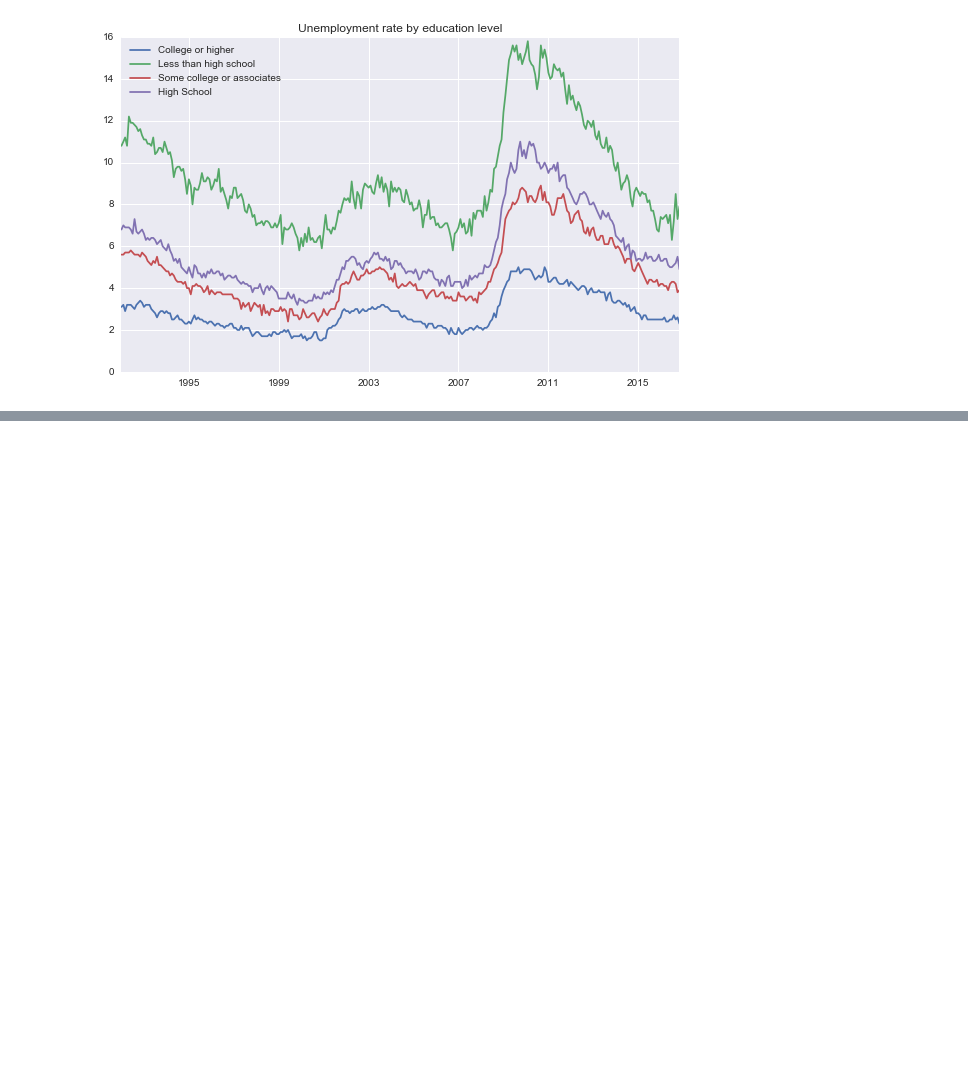
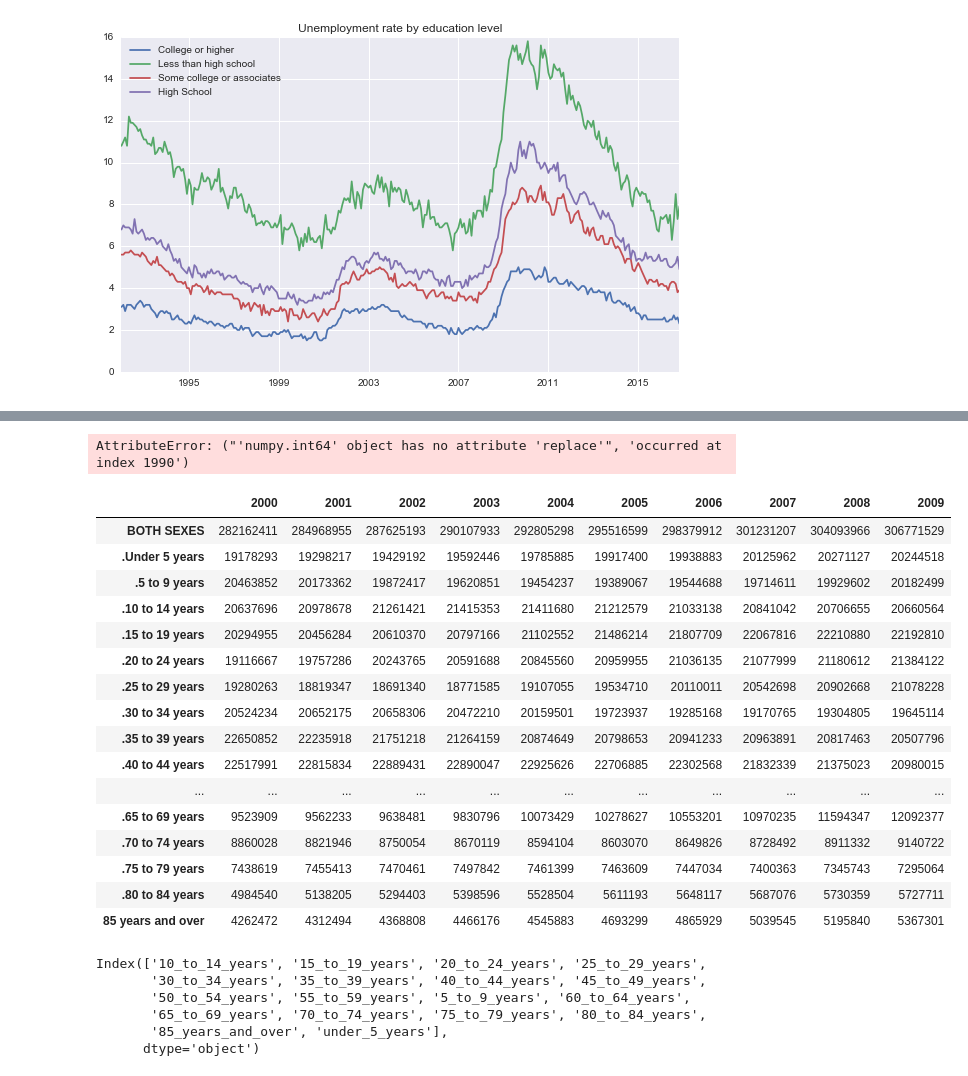
Before and after one commit to ryankresse/employment, a Jupyter notebook: eda.ipynb, the cells around one changed output, grey strips where cells are left out. Cells and saved outputs as stored; diff of their text form; code cells hidden in the pictures; blank space fills up the shorter version.

```diff
--- a/eda.ipynb
+++ b/eda.ipynb
@@ -178,0 +219,4 @@ plt.show()
+# %%
+pop_age_2000 = pop_age_2000[pop_age_2000['2000'] != '2000']
+pop_age_2000.columns.name = None
+pop_age_2000.head()
@@ -178,0 +266,17 @@ plt.show()
+# %%
+pop_age_1990.drop(2000, axis=1, inplace=True)
+pop_age_2000.drop(2010, axis=1, inplace=True)
+# %%
+def convertToNum(x):
+    x =x.replace(",", "")
+    return int(x)
+
+pop_age_1990 = pop_age_1990.applymap(convertToNum)
+pop_age_1990 = pop_age_1990.applymap(lambda x: x * 1000)
+
+pop_age_2000 = pop_age_2000.applymap(convertToNum)
+
+pop_age_2010 = pop_age_2010.applymap(convertToNum)
+pop_age_2010.head()
+# %% [output]
+AttributeError: ("'numpy.int64' object has no attribute 'replace'", 'occurred at index 1990')
@@ -178,0 +292,20 @@ plt.show()
+# %%
+pop_age_2000
+# %% [output]
+|  | 2000 | 2001 | 2002 | 2003 | 2004 | 2005 | 2006 | 2007 | 2008 | 2009 |
+| BOTH SEXES | 282162411 | 284968955 | 287625193 | 290107933 | 292805298 | 295516599 | 298379912 | 301231207 | 304093966 | 306771529 |
+| .Under 5 years | 19178293 | 19298217 | 19429192 | 19592446 | 19785885 | 19917400 | 19938883 | 20125962 | 20271127 | 20244518 |
+| .5 to 9 years | 20463852 | 20173362 | 19872417 | 19620851 | 19454237 | 19389067 | 19544688 | 19714611 | 19929602 | 20182499 |
+| .10 to 14 years | 20637696 | 20978678 | 21261421 | 21415353 | 21411680 | 21212579 | 21033138 | 20841042 | 20706655 | 20660564 |
+| .15 to 19 years | 20294955 | 20456284 | 20610370 | 20797166 | 21102552 | 21486214 | 21807709 | 22067816 | 22210880 | 22192810 |
+| .20 to 24 years | 19116667 | 19757286 | 20243765 | 20591688 | 20845560 | 20959955 | 21036135 | 21077999 | 21180612 | 21384122 |
+| .25 to 29 years | 19280263 | 18819347 | 18691340 | 18771585 | 19107055 | 19534710 | 20110011 | 20542698 | 20902668 | 21078228 |
+| .30 to 34 years | 20524234 | 20652175 | 20658306 | 20472210 | 20159501 | 19723937 | 19285168 | 19170765 | 19304805 | 19645114 |
+| .35 to 39 years | 22650852 | 22235918 | 21751218 | 21264159 | 20874649 | 20798653 | 20941233 | 20963891 | 20817463 | 20507796 |
+| .40 to 44 years | 22517991 | 22815834 | 22889431 | 22890047 | 22925626 | 22706885 | 22302568 | 21832339 | 21375023 | 20980015 |
+| ... | ... | ... | ... | ... | ... | ... | ... | ... | ... | ... |
+| .65 to 69 years | 9523909 | 9562233 | 9638481 | 9830796 | 10073429 | 10278627 | 10553201 | 10970235 | 11594347 | 12092377 |
+| .70 to 74 years | 8860028 | 8821946 | 8750054 | 8670119 | 8594104 | 8603070 | 8649826 | 8728492 | 8911332 | 9140722 |
+| .75 to 79 years | 7438619 | 7455413 | 7470461 | 7497842 | 7461399 | 7463609 | 7447034 | 7400363 | 7345743 | 7295064 |
+| .80 to 84 years | 4984540 | 5138205 | 5294403 | 5398596 | 5528504 | 5611193 | 5648117 | 5687076 | 5730359 | 5727711 |
+| 85 years and over | 4262472 | 4312494 | 4368808 | 4466176 | 4545883 | 4693299 | 4865929 | 5039545 | 5195840 | 5367301 |
@@ -178,0 +321,9 @@ plt.show()
+# %%
+all_years.index
+# %% [output]
+Index(['10_to_14_years', '15_to_19_years', '20_to_24_years', '25_to_29_years',
+       '30_to_34_years', '35_to_39_years', '40_to_44_years', '45_to_49_years',
+       '50_to_54_years', '55_to_59_years', '5_to_9_years', '60_to_64_years',
+       '65_to_69_years', '70_to_74_years', '75_to_79_years', '80_to_84_years',
+       '85_years_and_over', 'under_5_years'],
+      dtype='object')
```
Also changed, not shown: parts of 17 cells of this notebook, 1 other file.
